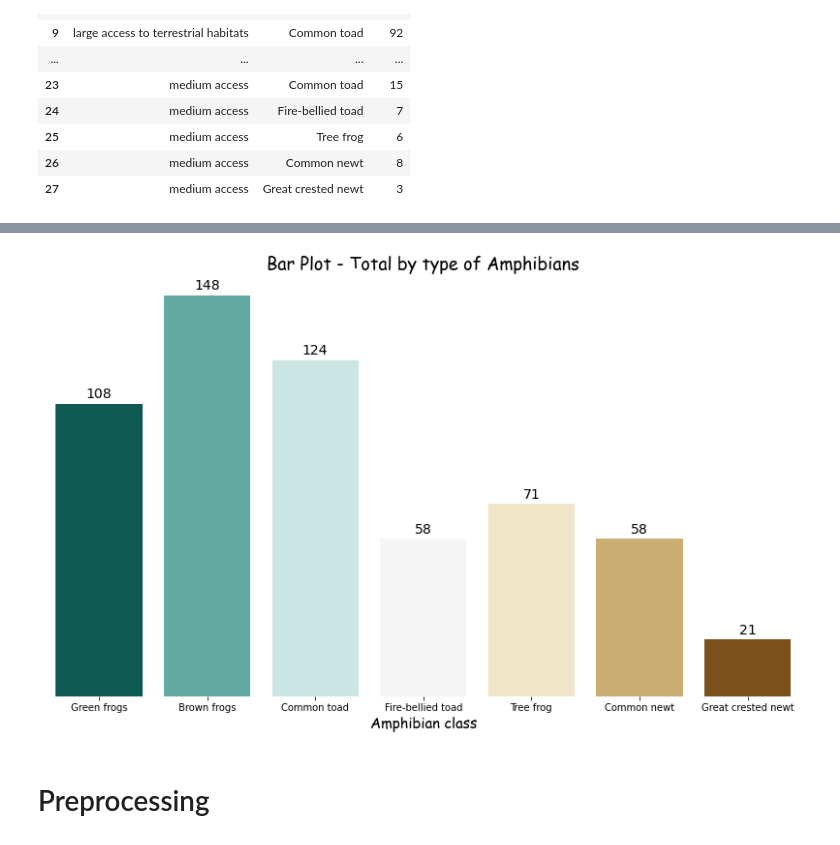
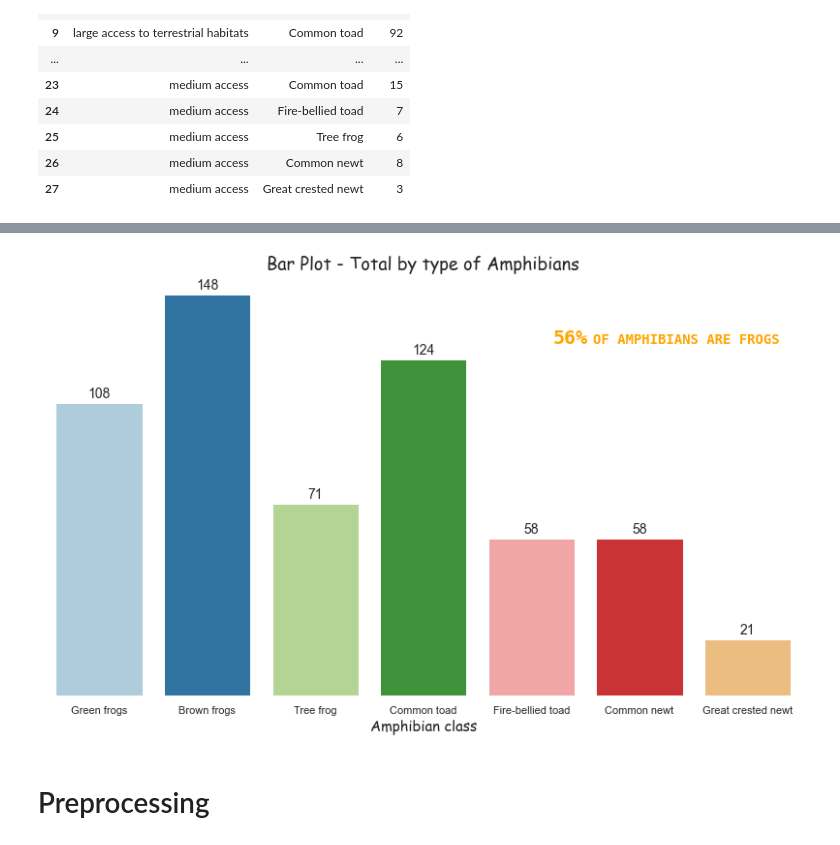
Before and after one commit to Renata-Thomazelli/amphibians, a Jupyter notebook: amphibians-Copy1.ipynb, the cells around one changed output, grey strips where cells are left out. Cells and saved outputs as stored; diff of their text form; code cells hidden in the pictures.

Commit message:
adding charts properties

```diff
--- a/amphibians-Copy1.ipynb
+++ b/amphibians-Copy1.ipynb
@@ -384,0 +360,26 @@ plt.show()
+# %%
+fig, ax = plt.subplots(figsize=(18, 8))
+sns.barplot(x='amphibian class', y='Total', hue='or_label',
+ax=ax, data=df_or_label_grouped,order=['Green frogs','Brown frogs','Tree frog','Common toad','Fire-bellied toad','Common newt','Great crested newt'] )
+csfont = {'fontname':'Comic Sans MS'}
+ax.set_title("Bar Plot by type of Amphibians for OR", fontdict = {'fontsize':18}, **csfont)
+ax.set_xlabel("Amphibian class",fontdict = {'fontsize':15}, **csfont)
+ax.set_ylabel("Total", fontdict={'fontsize' : 15})
+ax.yaxis.set_visible(False)
+ax.spines['top'].set_visible(False)
+ax.spines['right'].set_visible(False)
+ax.spines['bottom'].set_visible(False)
+ax.spines['left'].set_visible(False)
+ax.legend(fontsize=12.5,title='OR',loc='best', bbox_to_anchor=(0.18, -0.6, 0.5, 0.5),ncol=2)
+leg_title = ax.get_legend()
+plt.setp(leg_title.get_title(), family='Comic Sans MS')
+#plt.setp(leg.get_texts(), family='Ubuntu Mono')
+
+#Annotate the bars with value
+for p, v in zip(ax.patches, df_or_label_grouped['Total']):
+ height = p.get_height()
+ ax.text(p.get_x() + p.get_width() / 2, height + 1, v,
+ ha='center', va='bottom', fontdict = {'fontsize':14})
+
+fig.savefig("charts/Bar Plot by type of Amphibians for OR.png",transparent = False,facecolor ="w",bbox_inches ="tight",pad_inches = 1,edgecolor ='w',orientation ='landscape', dpi=300)
+plt.show()
@@ -384,0 +388,2 @@ plt.show()
+# %%
+amphibians_chart.set_index('amphibian class').reindex(['Green frogs','Brown frogs','Tree frog','Common toad','Fire-bellied toad','Common newt','Great crested newt']).reset_index()
@@ -385,28 +399,36 @@ plt.show()
 # %%
 #Let's building a chart
 
 plt.figure(figsize=(14,8))
-ax = sns.barplot(data=amphibians_chart,x = "amphibian class", y = "Total", palette = ["#01665e","#5ab4ac","#c7eae5","#f5f5f5","#f6e8c3","#d8b365","#8c510a"])
+
+ax = sns.barplot(data=amphibians_chart,x = "amphibian class", y = "Total", palette = "Paired",order=['Green frogs','Brown frogs','Tree frog','Common toad','Fire-bellied toad','Common newt','Great crested newt'])
 csfont = {'fontname':'Comic Sans MS'}
 ax.set_title("Bar Plot - Total by type of Amphibians", fontdict = {'fontsize':18}, **csfont)
 ax.set_xlabel("Amphibian class",fontdict = {'fontsize':15}, **csfont)
 ax.set_ylabel("Total", fontdict={'fontsize' : 15})
 ax.yaxis.set_visible(False)
 ax.spines['top'].set_visible(False)
 ax.spines['right'].set_visible(False)
 ax.spines['bottom'].set_visible(False)
 ax.spines['left'].set_visible(False)
 
 
+label_text_perc = "56%"
+ax.text(x=4.2,y=130,s=label_text_perc,fontsize=20,fontfamily='monospace',fontweight='extra bold',color='orange')
+
+label_text = "OF AMPHIBIANS ARE FROGS"
+ax.text(x=4.57,y=130,s=label_text,fontsize=14,fontfamily='monospace',fontweight='semibold',color='orange')
+
+
 #Annotate the bars with value
-for p, v in zip(ax.patches, amphibians_chart['Total']):
+for p, v in zip(ax.patches, amphibians_chart.set_index('amphibian class').reindex(['Green frogs','Brown frogs','Tree frog','Common toad','Fire-bellied toad','Common newt','Great crested newt']).reset_index()['Total']): #arrumar a ordem
  height = p.get_height()
  ax.text(p.get_x() + p.get_width() / 2, height + 1, v,
  ha='center', va='bottom', fontdict = {'fontsize':14})
 plt.savefig("charts/Bar Plot by type of Amphibians.png",transparent = False,facecolor ="w",bbox_inches ="tight",pad_inches = 1,edgecolor ='w',orientation ='landscape', dpi=300)
 plt.show()
 # %% [output]
-[figure, old version]
+[figure, new version]
 # %% [markdown]
 # Preprocessing
 # %% [markdown]
```
Also changed, not shown: parts of 7 cells of this notebook, 5 other files.
